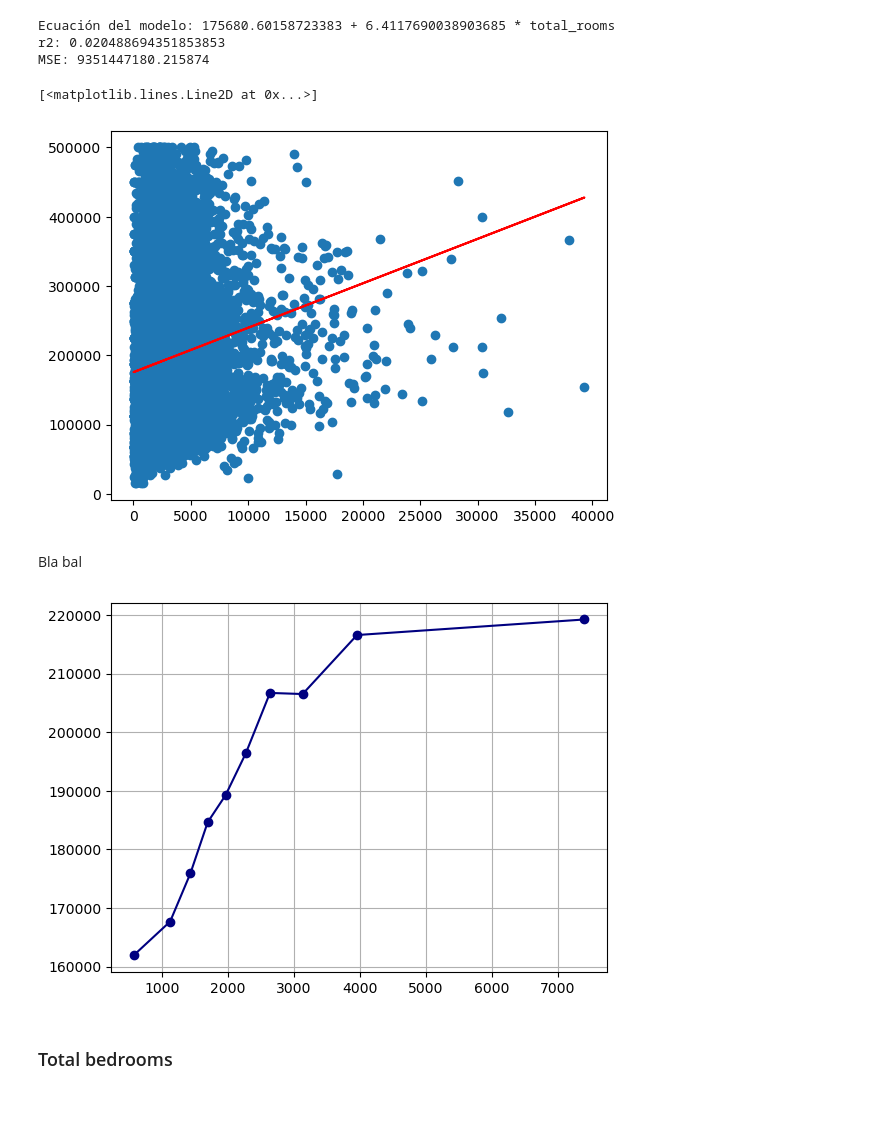
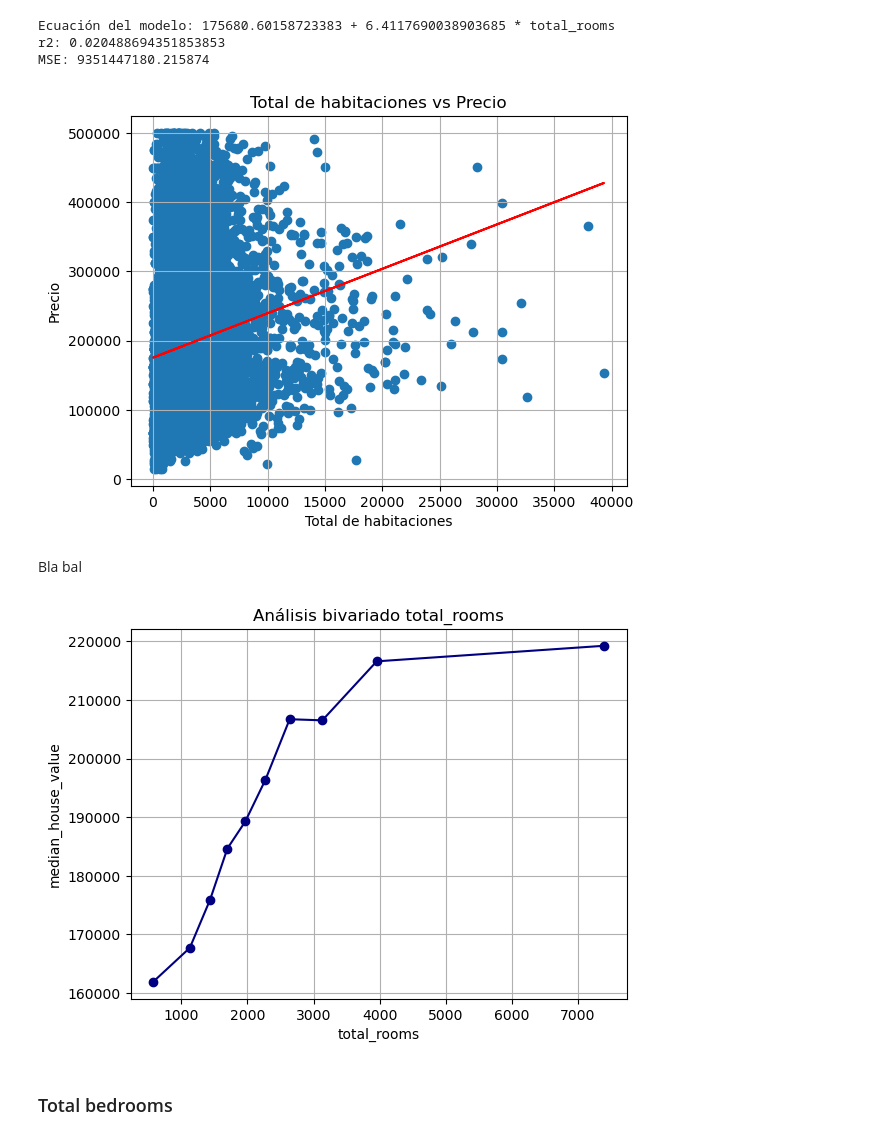
Before and after one commit to LuisMB09/lab_aprendizaje_estadistico, a Jupyter notebook: Tarea_1.ipynb, the cells around one changed output. Cells and saved outputs as stored; diff of their text form; code cells hidden in the pictures; blank space fills up the shorter version.

```diff
--- a/Tarea_1.ipynb
+++ b/Tarea_1.ipynb
@@ -104,18 +110,24 @@ MSE: 9351447180.215874
 # %%
 plt.scatter(df['total_rooms'], df['median_house_value'])
 plt.plot(X, model.predict(X), color='red')
+plt.title('Total de habitaciones vs Precio')
+plt.xlabel('Total de habitaciones')
+plt.ylabel('Precio')
+plt.grid();
 # %% [output]
-[<matplotlib.lines.Line2D at 0x...>]
-[figure, old version]
+[figure, new version]
 # %% [markdown]
 Bla bal
 # %%
 df['total_rooms_bin'] = pd.qcut(df['total_rooms'], 10, labels=False) + 1
 grouped_total_rooms = df.groupby('total_rooms_bin').mean()
 plt.plot(grouped_total_rooms.total_rooms, grouped_total_rooms.median_house_value, marker = 'o', c = 'navy')
+plt.title('Análisis bivariado total_rooms')
+plt.xlabel('total_rooms')
+plt.ylabel('median_house_value')
 plt.grid();
 # %% [output]
-[figure, old version]
+[figure, new version]
 # %% [markdown]
 ### Total bedrooms
 # %%
```
Also changed, not shown: parts of 10 cells of this notebook.
